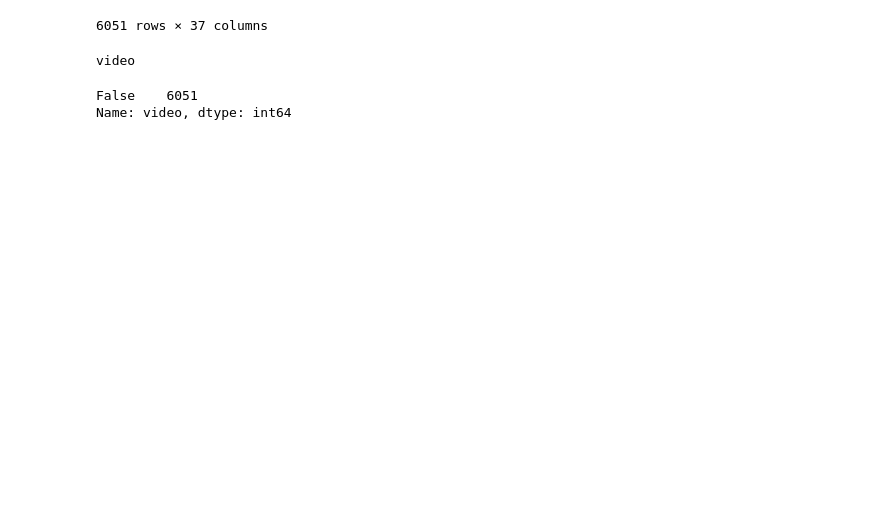
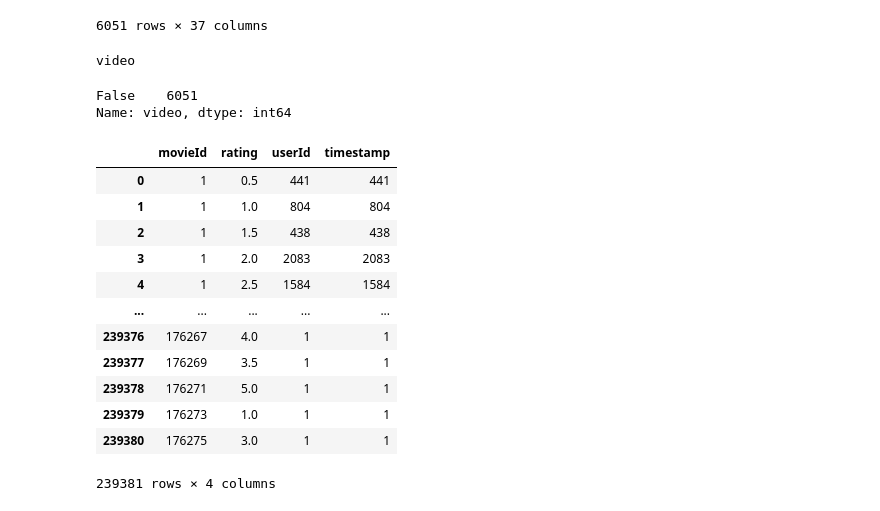
Before and after one commit to amnichols93/Movies-ETL, a Jupyter notebook: exploratory_analysis.ipynb, the cells around one changed output. Drawn from its saved outputs; the diff is of its cells as text; code cells hidden in the pictures; blank space fills up the shorter version.

```diff
--- a/exploratory_analysis.ipynb
+++ b/exploratory_analysis.ipynb
@@ -1025,3 +1025,20 @@ movies_df.rename({'id':'kaggle_id',
                   'Composer(s)':'composers',
                   'Based on':'based_on'
                  }, axis='columns', inplace=True)
+# %%
+rating_counts = ratings.groupby(['movieId','rating'], as_index=False).count()
+rating_counts
+# %% [output]
+|  | movieId | rating | userId | timestamp |
+| 0 | 1 | 0.5 | 441 | 441 |
+| 1 | 1 | 1.0 | 804 | 804 |
+| 2 | 1 | 1.5 | 438 | 438 |
+| 3 | 1 | 2.0 | 2083 | 2083 |
+| 4 | 1 | 2.5 | 1584 | 1584 |
+| ... | ... | ... | ... | ... |
+| 239376 | 176267 | 4.0 | 1 | 1 |
+| 239377 | 176269 | 3.5 | 1 | 1 |
+| 239378 | 176271 | 5.0 | 1 | 1 |
+| 239379 | 176273 | 1.0 | 1 | 1 |
+| 239380 | 176275 | 3.0 | 1 | 1 |
+239381 rows × 4 columns
```
Also changed, not shown: parts of 4 cells of this notebook.
